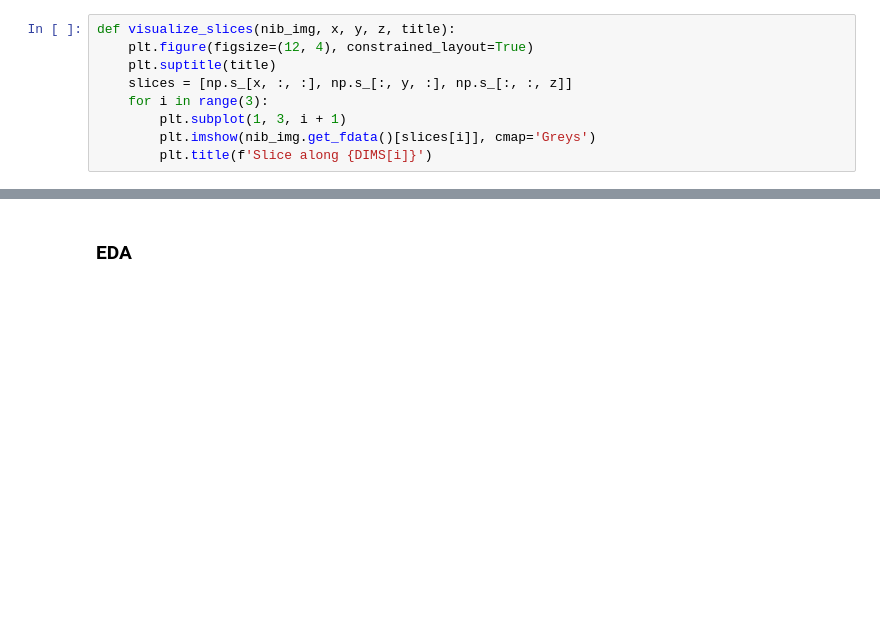
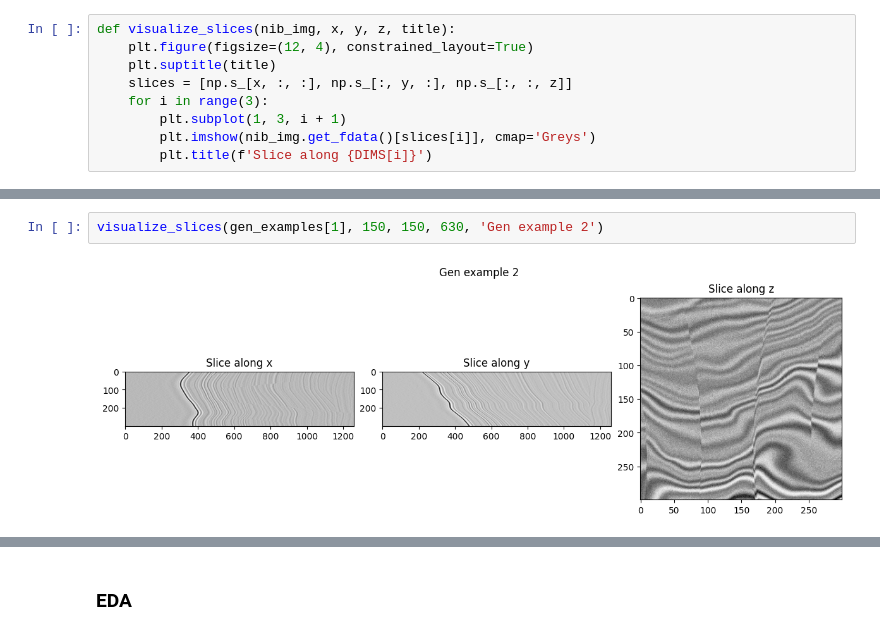
Before and after one commit to Solvro/ml-ptp-team2, a Jupyter notebook: notebooks/eda.ipynb, the cells around one changed output, grey strips where cells are left out. Cells and saved outputs as stored; diff of their text form; blank space fills up the shorter version.

```diff
--- a/notebooks/eda.ipynb
+++ b/notebooks/eda.ipynb
@@ -152,0 +173,4 @@ visualize_slices(gen_example, 150, 150, 400, 'Generated example')
+# %%
+visualize_slices(gen_examples[1], 150, 150, 630, 'Gen example 2')
+# %% [output]
+[figure, added]
```
Also changed, not shown: parts of 37 cells of this notebook.
